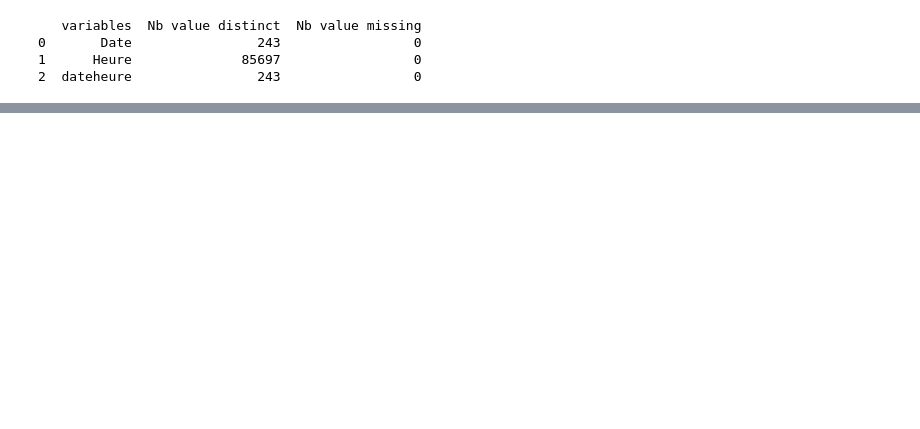
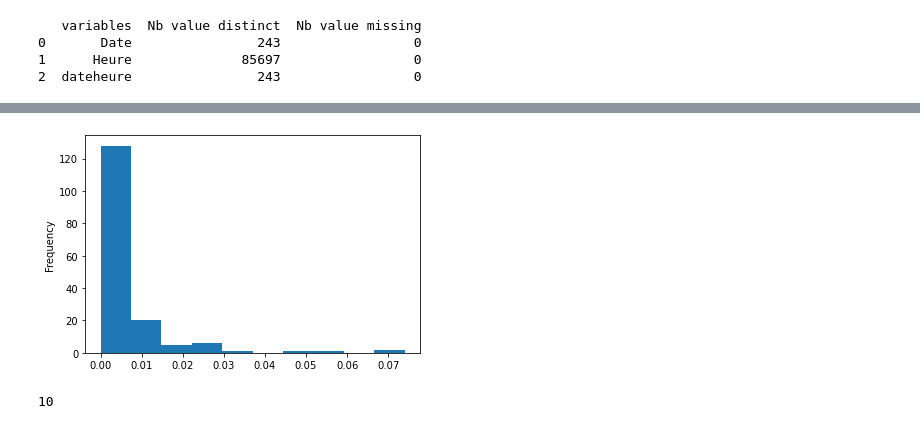
Before and after one commit to AleMax2/Scoring, a Jupyter notebook: Scoring .ipynb, the cells around one changed output, grey strips where cells are left out. Drawn from its saved outputs; the diff is of its cells as text; code cells hidden in the pictures; blank space fills up the shorter version.

```diff
--- a/Scoring .ipynb
+++ b/Scoring .ipynb
@@ -122,0 +138,7 @@ print(info_df_cat)
+# %%
+X = data.drop(columns=["fraude","Carte", "Date", "dateheure", "MCC"])
+Y = data["fraude"]
+# %%
+X_train, X_test, Y_train, Y_test = train_test_split(X, Y,
+                                                    test_size=0.3, stratify=Y)
+train = X_train.join(Y_train)
@@ -122,0 +161,3 @@ print(info_df_cat)
+# %%
+summa= train.groupby("Pays").sum()[["fraude"]]
+summa.sort_values(by="fraude")
@@ -122,0 +179,16 @@ print(info_df_cat)
+# %%
+counts = pd.Series(train["Pays"]).value_counts()
+counts = pd.DataFrame(counts)
+counts = counts.rename(columns={"Pays":"NTrans"})
+# %%
+cmerged = pd.merge(counts,summa,left_index=True, right_index=True)
+cmerged.reset_index(inplace=True)
+cmerged = cmerged.rename(columns={"index":"Pays"})
+cmerged["Fratio"] = cmerged["fraude"]/cmerged["NTrans"]
+cmerged["Fratio"].plot(kind = 'hist');
+# %% [output]
+[figure, added]
+# %%
+sum(cmerged["Fratio"]>0.025)
+# %% [output]
+10
```
Also changed, not shown: parts of 31 cells of this notebook.
